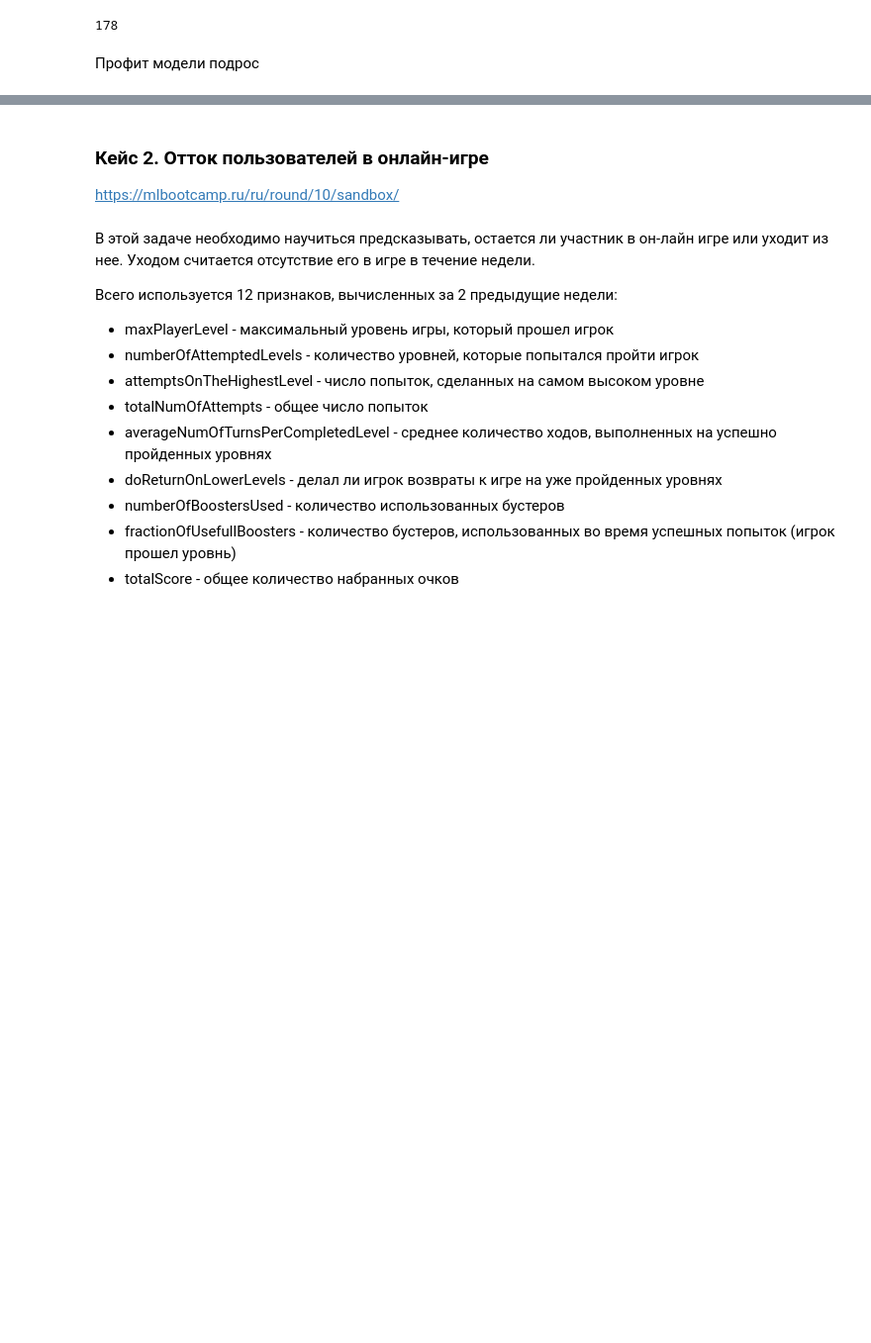
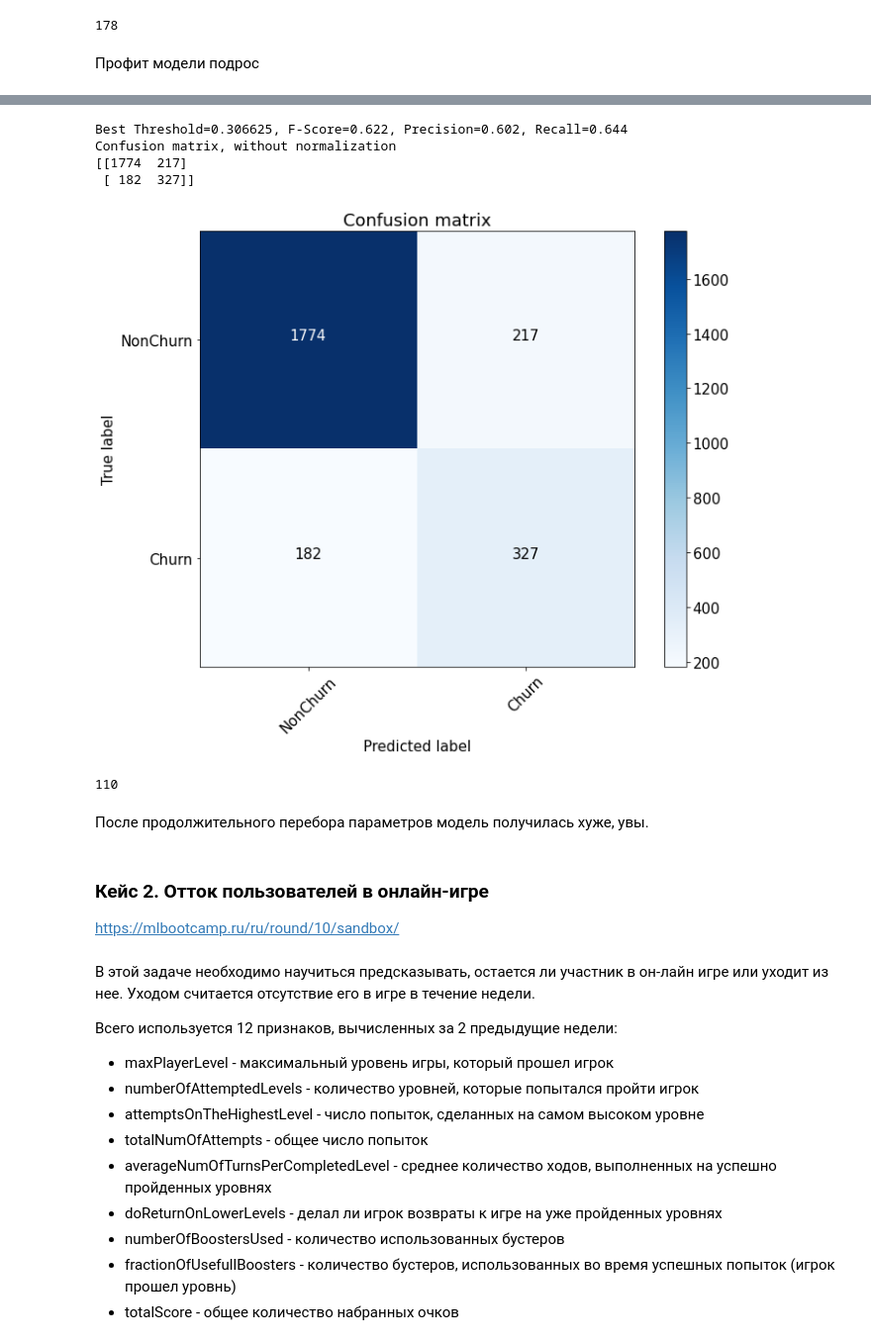
Before and after one commit to Anbionchik/Git_brain_lessons, a Jupyter notebook: Algorythms_in_business/Les5/webinar5.ipynb, the cells around one changed output, grey strips where cells are left out. Shown at 99% size. Saved outputs shown, nothing was run; the diff lists cells and outputs as text; code cells hidden in the pictures; blank space fills up the shorter version.

```diff
--- a/Algorythms_in_business/Les5/webinar5.ipynb
+++ b/Algorythms_in_business/Les5/webinar5.ipynb
@@ -622,12 +621,12 @@ search.best_params_
 # %% [markdown]
 Обучаем модель уже сновыми параметрами
 # %%
-pipeline = Pipeline([
+new_pipeline = Pipeline([
     ('features',feats),
     ('classifier', RandomForestClassifier(class_weight={0:1, 1:4}, max_features=0.3,
                                           min_samples_leaf=1, random_state=42)),
 ])
-pipeline.fit(X_train, y_train)
+new_pipeline.fit(X_train, y_train)
 # %% [output]
 Pipeline(steps=[('features',
                  FeatureUnion(transformer_list=[('Geography',
@@ -707,0 +722,14 @@ search.best_params_
+# %%
+new_boost_pipeline = Pipeline([
+    ('features', feats),
+    ('classifier', GradientBoostingClassifier(criterion='friedman_mse',
+                                              learning_rate= 0.5,
+                                              loss= 'deviance',
+                                              max_depth= 3,
+                                              max_features= 'sqrt',
+                                              min_samples_leaf= 4,
+                                              n_estimators= 20,
+                                              subsample= 0.8,
+                                              random_state = 42)),
+])
+new_boost_pipeline.fit(X_train, y_train)
@@ -707,0 +754,34 @@ search.best_params_
+# %%
+preds = new_boost_pipeline.predict_proba(X_test)[:, 1]
+precision, recall, thresholds = precision_recall_curve(y_test, preds)
+fscore = (2 * precision * recall) / (precision + recall)
+# locate the index of the largest f score
+ix = np.argmax(fscore)
+print('Best Threshold=%f, F-Score=%.3f, Precision=%.3f, Recall=%.3f' % (thresholds[ix],
+                                                                        fscore[ix],
+                                                                        precision[ix],
+                                                                        recall[ix]))
+
+cnf_matrix = confusion_matrix(y_test, preds>thresholds[ix])
+plt.figure(figsize=(10, 8))
+plot_confusion_matrix(cnf_matrix, classes=['NonChurn', 'Churn'],
+                      title='Confusion matrix')
+plt.savefig("conf_matrix.png")
+plt.show()
+# %% [output]
+Best Threshold=0.306625, F-Score=0.622, Precision=0.602, Recall=0.644
+Confusion matrix, without normalization
+[[1774  217]
+ [ 182  327]]
+[figure, added]
+# %%
+TN = cnf_matrix[0][0]
+FP = cnf_matrix[0][1]
+FN = cnf_matrix[1][0]
+TP = cnf_matrix[1][1]
+
+print(TP*2 - (FP + TP))
+# %% [output]
+110
+# %% [markdown]
+После продолжительного перебора параметров модель получилась хуже, увы.
```
Also changed, not shown: parts of 11 cells of this notebook, 1 other file.
